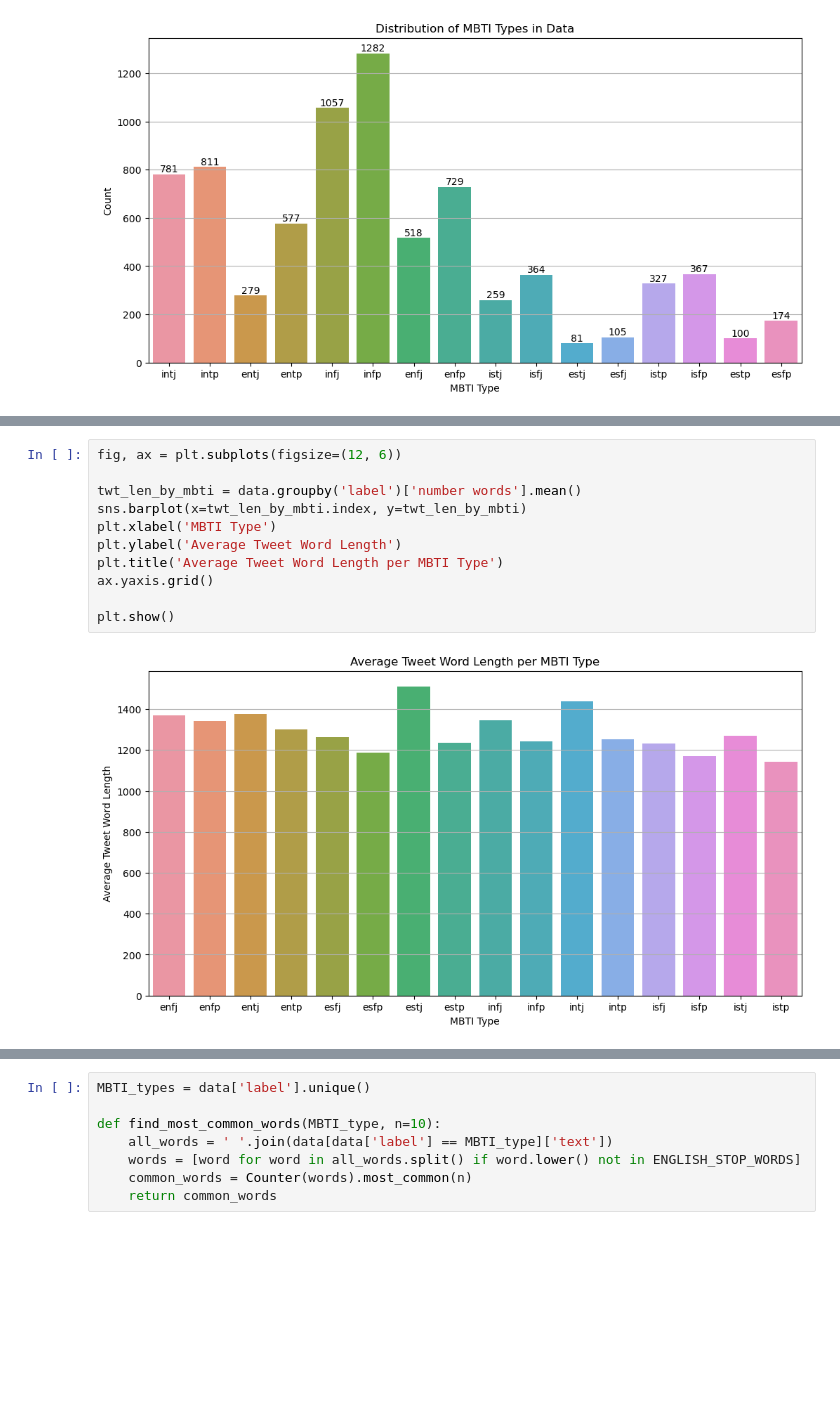
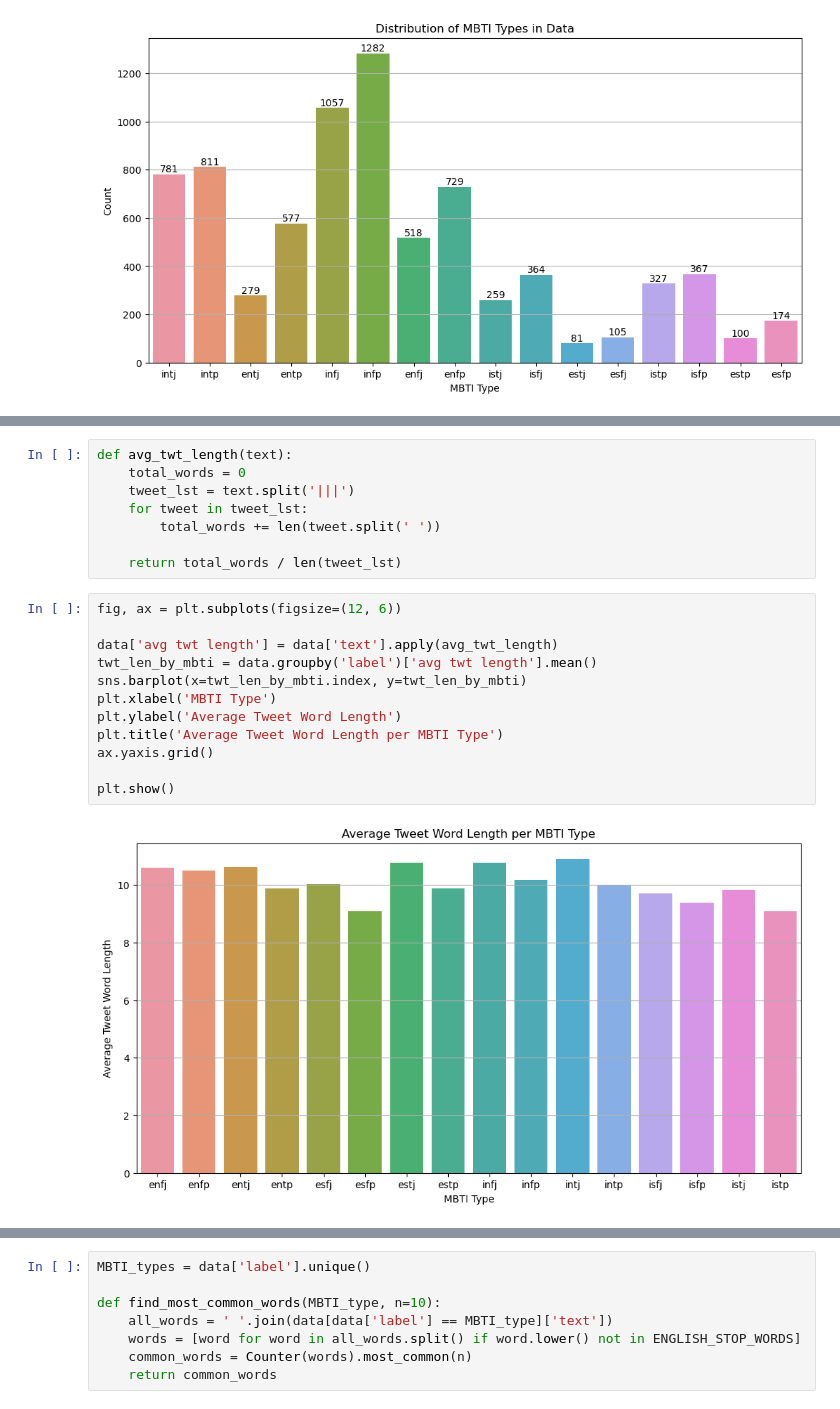
Before and after one commit to suchitbhayani/Psychtweets, a Jupyter notebook: eda.ipynb, the cells around one changed output, grey strips where cells are left out. Cells and saved outputs as stored; diff of their text form; blank space fills up the shorter version.

```diff
--- a/eda.ipynb
+++ b/eda.ipynb
@@ -60,16 +57,25 @@ sns.histplot(data=data['number words'], bins=30, kde=True, color='lightskyblue',
+# %%
+def avg_twt_length(text):
+    total_words = 0
+    tweet_lst = text.split('|||')
+    for tweet in tweet_lst:
+        total_words += len(tweet.split(' '))
+
+    return total_words / len(tweet_lst)
 # %%
 fig, ax = plt.subplots(figsize=(12, 6))
 
-twt_len_by_mbti = data.groupby('label')['number words'].mean()
+data['avg twt length'] = data['text'].apply(avg_twt_length)
+twt_len_by_mbti = data.groupby('label')['avg twt length'].mean()
 sns.barplot(x=twt_len_by_mbti.index, y=twt_len_by_mbti)
 plt.xlabel('MBTI Type')
 plt.ylabel('Average Tweet Word Length')
 plt.title('Average Tweet Word Length per MBTI Type')
 ax.yaxis.grid()
 
 plt.show()
 # %% [output]
-[figure, old version]
+[figure, new version]
 # %%
 char_counts = defaultdict(int)
 
```
Also changed, not shown: parts of 14 cells of this notebook.
